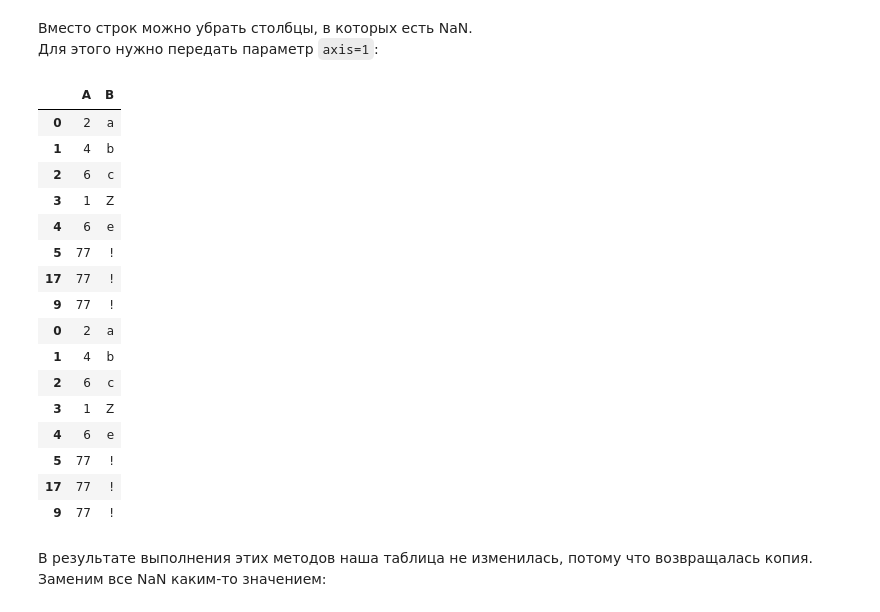
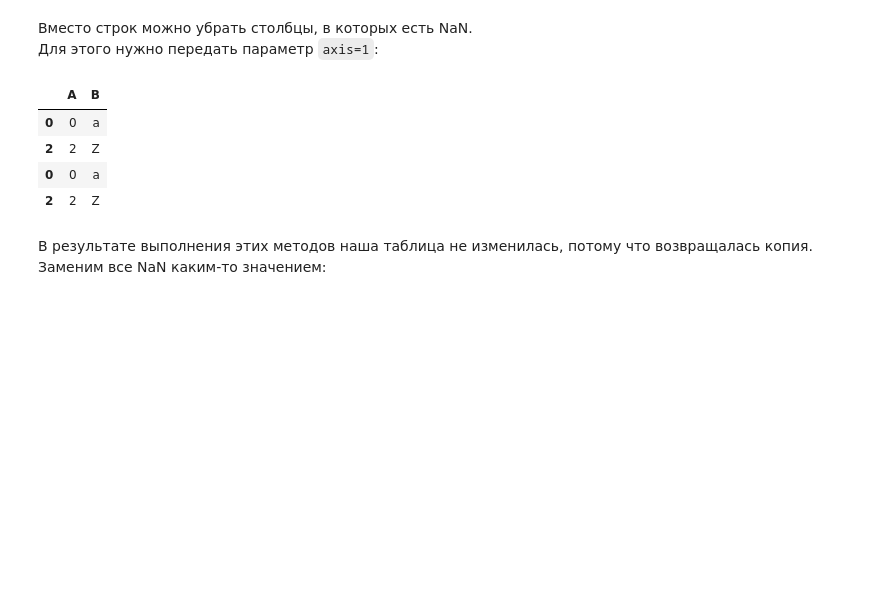
Before and after one commit to samstikhin/mlmathmech, a Jupyter notebook: sem02/Pandas.ipynb, the cells around one changed output. Cells and saved outputs as stored; diff of their text form; code cells hidden in the pictures; blank space fills up the shorter version.

```diff
--- a/sem02/Pandas.ipynb
+++ b/sem02/Pandas.ipynb
@@ -198,8 +214,8 @@ df2
 С помощью loc можно изменять сразу всю строку.
 И даже создавать новые, смотрите:
 # %%
-df2.loc[17] = [77, '!', False]
-df2
+df.loc[17] = [77, '!', False]
+df
 # %% [output]
 |  | A | B | C |
 | 0 | 0 | a | False |
@@ -209,5 +227,5 @@ df2
 # %%
-df2.loc[9] = [77, '!', False]
-df2[1:100]
+df.loc[9] = [77, '!', False]
+df
 # %% [output]
 |  | A | B | C |
@@ -220,0 +239,3 @@ df2[1:100]
+# %%
+df = df.drop([1,9,17])
+df
@@ -222,8 +249,8 @@ df2[1:100]
 Создадим копию нашей таблицы без последнего столбца.
 Затем, присоединим новую таблицу к старой и посмотрим, что будет.
 # %%
-df3 = df2.copy().loc[:, ['A', 'B']]
-df3 = df2.append(df3)
-df3
+df_copy = df.copy().loc[:, ['A', 'B']]
+df_copy = df.append(df_copy)
+df_copy
 # %% [output]
 |  | A | B | C |
@@ -263,25 +272,13 @@ df3.dropna(axis=0)
 Вместо строк можно убрать столбцы, в которых есть NaN.
 Для этого нужно передать параметр `axis=1`:
 # %%
-df3.dropna(axis=1)
+df_copy.dropna(axis=1)
 # %% [output]
 |  | A | B |
-| 0 | 2 | a |
-| 1 | 4 | b |
-| 2 | 6 | c |
-| 3 | 1 | Z |
-| 4 | 6 | e |
-| 5 | 77 | ! |
-| 17 | 77 | ! |
-| 9 | 77 | ! |
-| 0 | 2 | a |
-| 1 | 4 | b |
-| 2 | 6 | c |
-| 3 | 1 | Z |
-| 4 | 6 | e |
-| 5 | 77 | ! |
-| 17 | 77 | ! |
-| 9 | 77 | ! |
+| 0 | 0 | a |
+| 2 | 2 | Z |
+| 0 | 0 | a |
+| 2 | 2 | Z |
 # %% [markdown]
 В результате выполнения этих методов наша таблица не изменилась, потому что возвращалась копия.
 Заменим все NaN каким-то значением:
```
Also changed, not shown: parts of 33 cells of this notebook, 3 other files.
